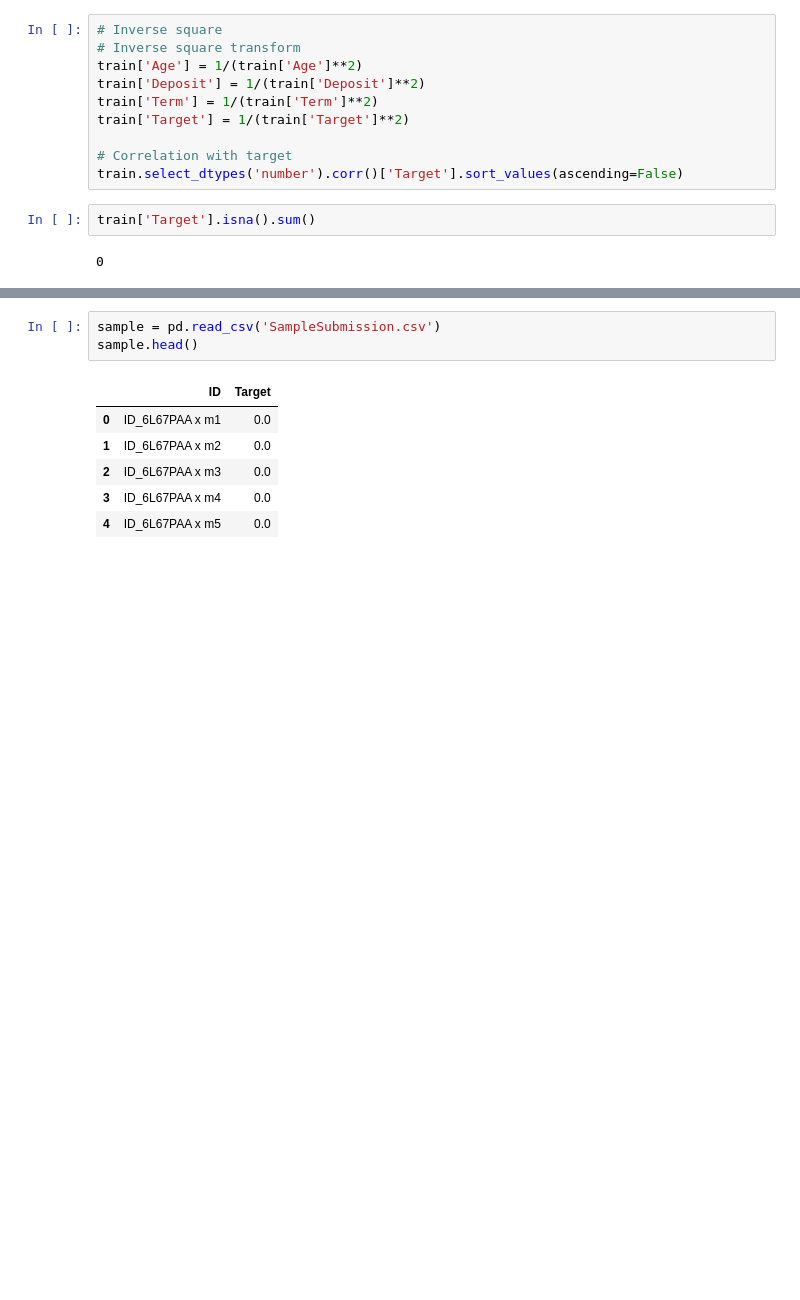
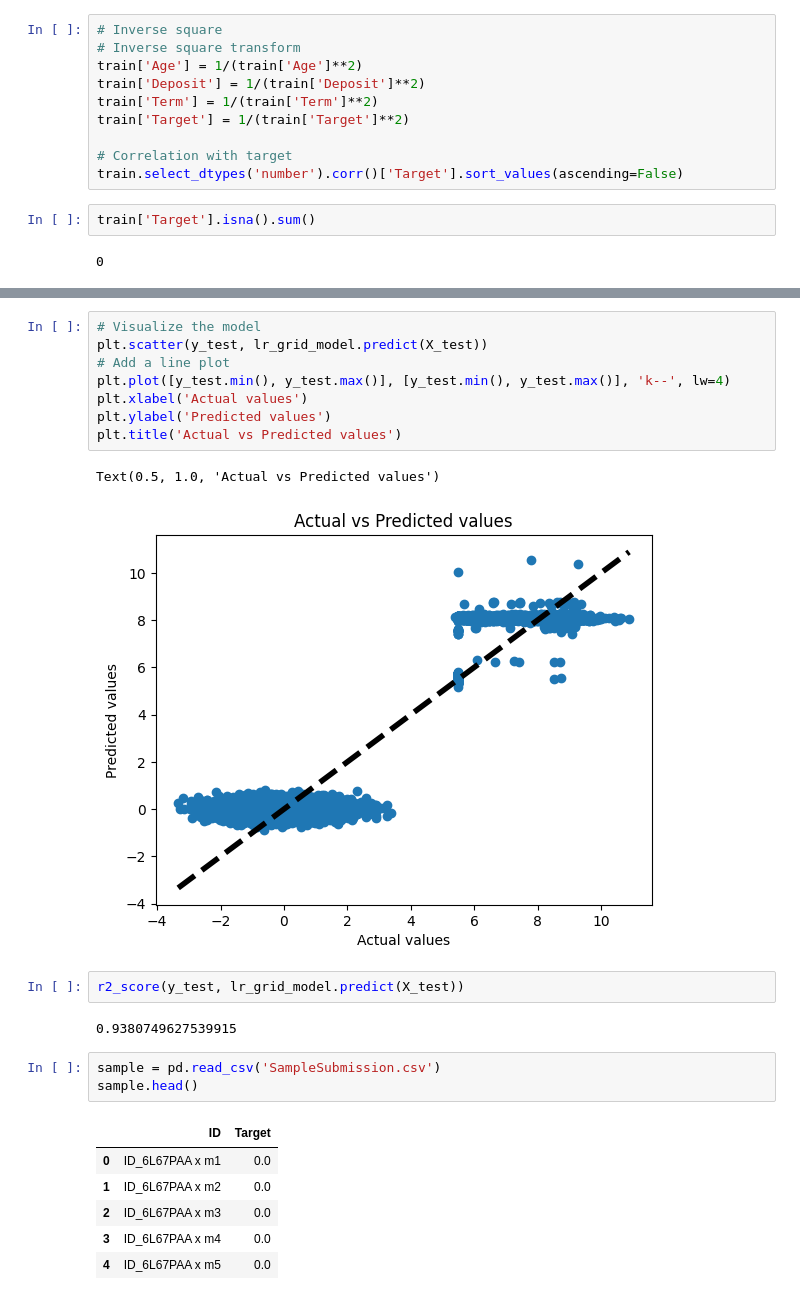
Before and after one commit to ashioyajotham/Daily-ML, a Jupyter notebook: ambassador-skill-up-hackathon/amba_hack.ipynb, the cells around one changed output, grey strips where cells are left out. Saved outputs shown, nothing was run; the diff lists cells and outputs as text; blank space fills up the shorter version.

```diff
--- a/ambassador-skill-up-hackathon/amba_hack.ipynb
+++ b/ambassador-skill-up-hackathon/amba_hack.ipynb
@@ -324,3 +359,18 @@ Text(0.5, 1.0, 'Actual vs Predicted values')
+# %%
+# Visualize the model
+plt.scatter(y_test, lr_grid_model.predict(X_test))
+# Add a line plot
+plt.plot([y_test.min(), y_test.max()], [y_test.min(), y_test.max()], 'k--', lw=4)
+plt.xlabel('Actual values')
+plt.ylabel('Predicted values')
+plt.title('Actual vs Predicted values')
+# %% [output]
+Text(0.5, 1.0, 'Actual vs Predicted values')
+[figure, added]
+# %%
+r2_score(y_test, lr_grid_model.predict(X_test))
+# %% [output]
+0.9380749627539915
 # %%
 sample = pd.read_csv('SampleSubmission.csv')
 sample.head()
```
Also changed, not shown: parts of 16 cells of this notebook, 7 other files.
